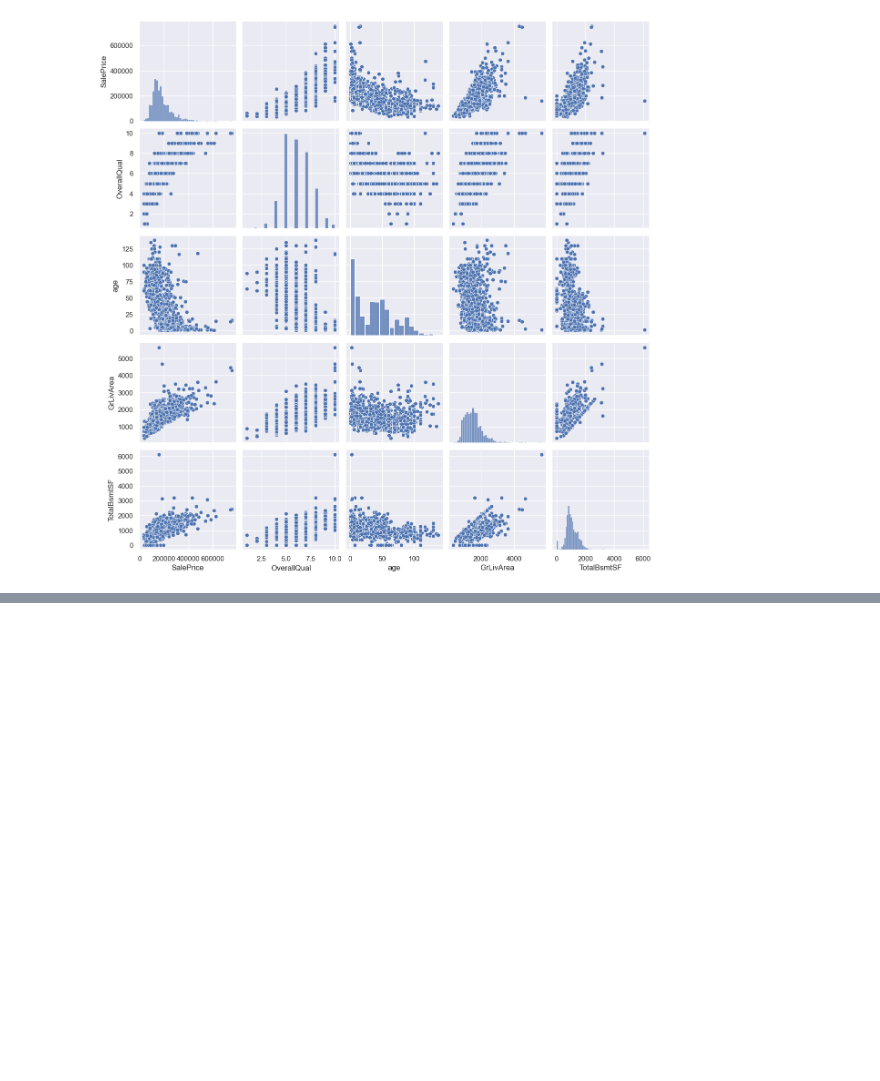
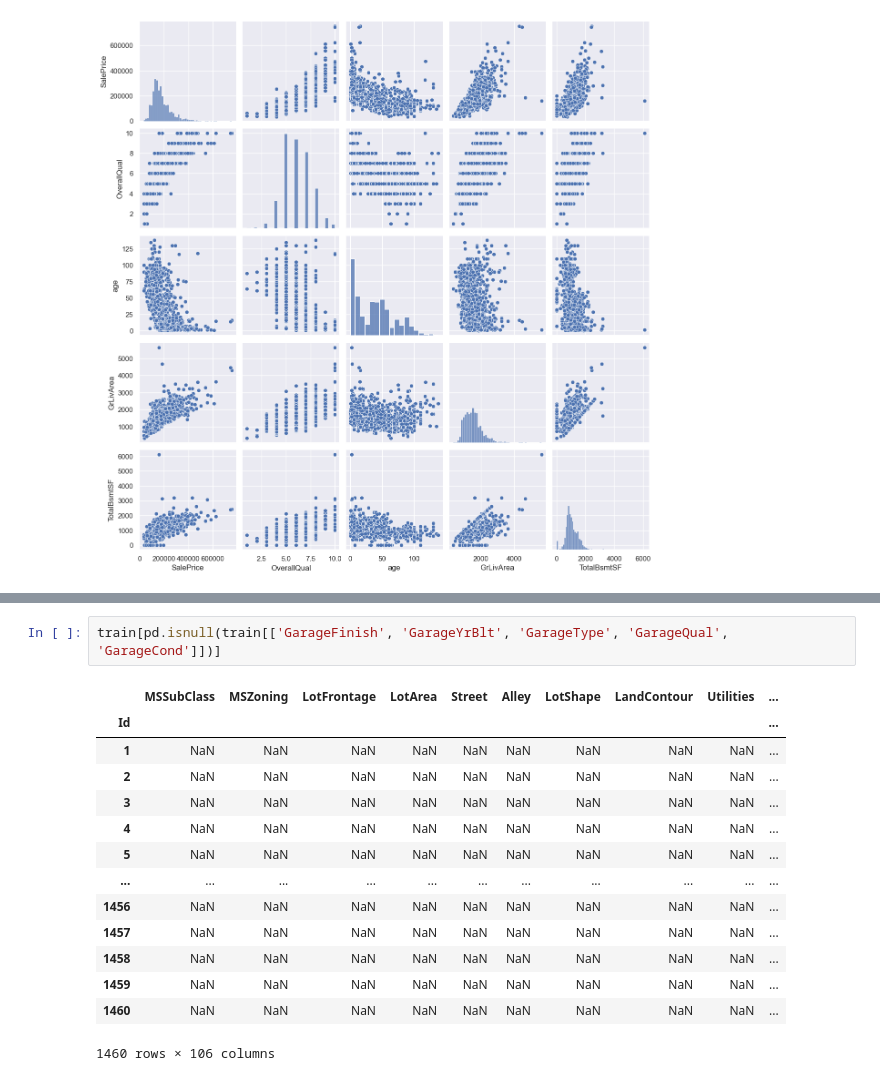
Before and after one commit to caffeinatedwoof/kaggle_predict_housing_prices, a Jupyter notebook: eda.ipynb, the cells around one changed output, grey strips where cells are left out. Drawn from its saved outputs; the diff is of its cells as text; blank space fills up the shorter version.

```diff
--- a/eda.ipynb
+++ b/eda.ipynb
@@ -290,0 +384,17 @@ plt.show();
+# %%
+train[pd.isnull(train[['GarageFinish', 'GarageYrBlt', 'GarageType', 'GarageQual', 'GarageCond']])]
+# %% [output]
+|  | MSSubClass | MSZoning | LotFrontage | LotArea | Street | Alley | LotShape | LandContour | Utilities | ... |
+| Id |  |  |  |  |  |  |  |  |  | ... |
+| 1 | NaN | NaN | NaN | NaN | NaN | NaN | NaN | NaN | NaN | ... |
+| 2 | NaN | NaN | NaN | NaN | NaN | NaN | NaN | NaN | NaN | ... |
+| 3 | NaN | NaN | NaN | NaN | NaN | NaN | NaN | NaN | NaN | ... |
+| 4 | NaN | NaN | NaN | NaN | NaN | NaN | NaN | NaN | NaN | ... |
+| 5 | NaN | NaN | NaN | NaN | NaN | NaN | NaN | NaN | NaN | ... |
+| ... | ... | ... | ... | ... | ... | ... | ... | ... | ... | ... |
+| 1456 | NaN | NaN | NaN | NaN | NaN | NaN | NaN | NaN | NaN | ... |
+| 1457 | NaN | NaN | NaN | NaN | NaN | NaN | NaN | NaN | NaN | ... |
+| 1458 | NaN | NaN | NaN | NaN | NaN | NaN | NaN | NaN | NaN | ... |
+| 1459 | NaN | NaN | NaN | NaN | NaN | NaN | NaN | NaN | NaN | ... |
+| 1460 | NaN | NaN | NaN | NaN | NaN | NaN | NaN | NaN | NaN | ... |
+1460 rows × 106 columns
```
Also changed, not shown: parts of 22 cells of this notebook.
